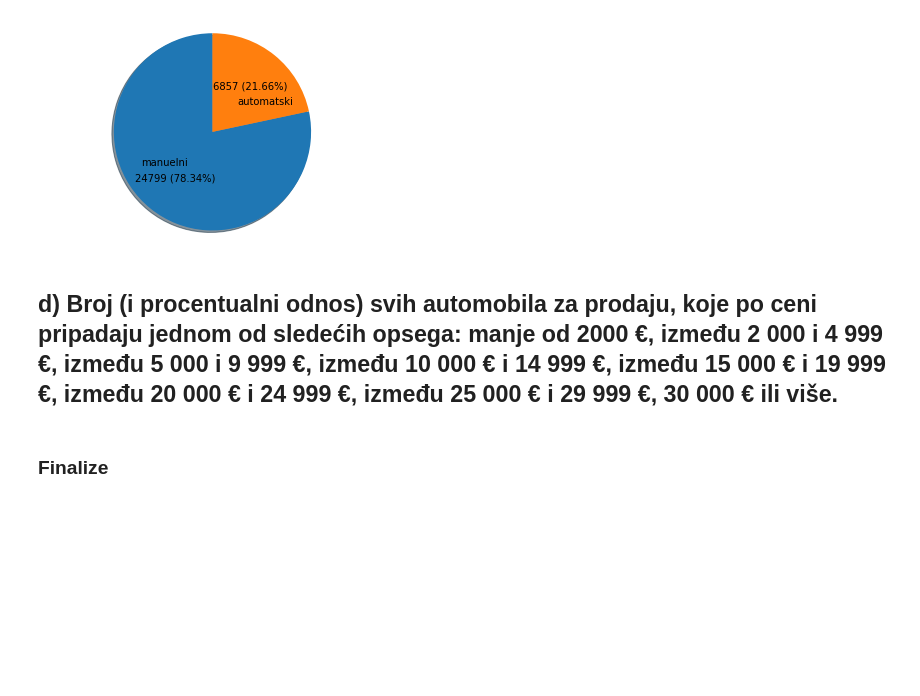
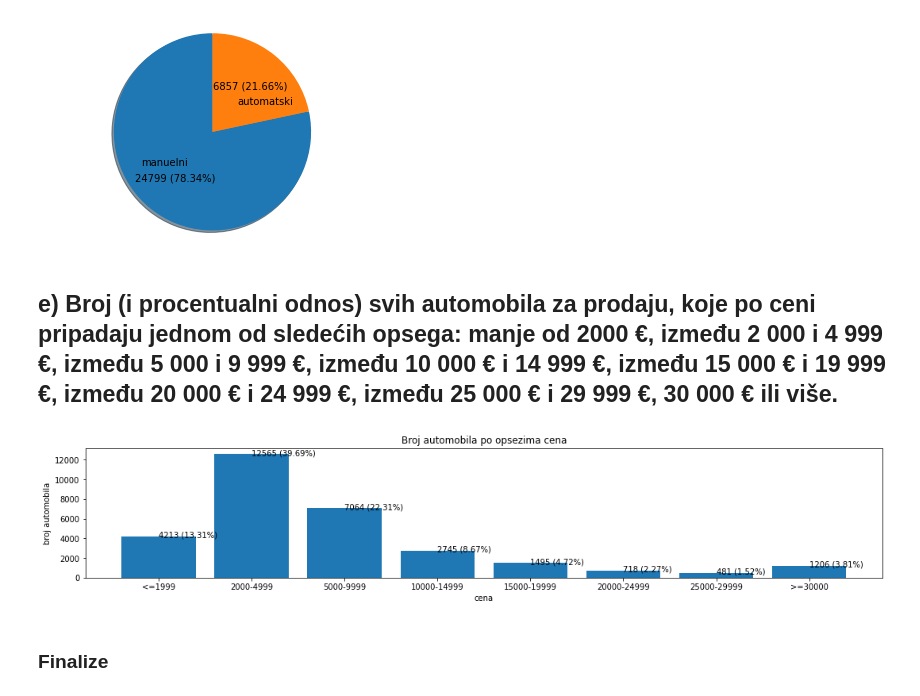
Before and after one commit to fishsalad183/ETF-PSZ, a Jupyter notebook: zadatak3_vizuelizacija podataka.ipynb, the cells around one changed output. Saved outputs shown, nothing was run; the diff lists cells and outputs as text; code cells hidden in the pictures; blank space fills up the shorter version.

```diff
--- a/zadatak3_vizuelizacija podataka.ipynb
+++ b/zadatak3_vizuelizacija podataka.ipynb
@@ -74,7 +74,21 @@ plt.show()
 # %% [output]
 [figure]
 # %% [markdown]
-## d) Broj (i procentualni odnos) svih automobila za prodaju, koje po ceni pripadaju jednom od sledećih opsega: manje od 2000 €, između 2 000 i 4 999 €, između 5 000 i 9 999 €, između 10 000 € i 14 999 €, između 15 000 € i 19 999 €, između 20 000 € i 24 999 €, između 25 000 € i 29 999 €, 30 000 € ili više.
+## e) Broj (i procentualni odnos) svih automobila za prodaju, koje po ceni pripadaju jednom od sledećih opsega: manje od 2000 €, između 2 000 i 4 999 €, između 5 000 i 9 999 €, između 10 000 € i 14 999 €, između 15 000 € i 19 999 €, između 20 000 € i 24 999 €, između 25 000 € i 29 999 €, 30 000 € ili više.
+# %%
+fig, ax = plt.subplots()
+opseg_cena, vozila_counts = zip(*[(elem['opseg_cena'], elem['cnt']) for elem in db.opsezi_cena()])
+vozila_count_total = db.vozila_count()
+ax.bar(opseg_cena, vozila_counts)
+ax.set_title("Broj automobila po opsezima cena")
+ax.set_xlabel("cena")
+ax.set_ylabel("broj automobila")
+
+fig.set_size_inches(18, 3)
+for opseg_cena, cnt in zip(opseg_cena, vozila_counts):
+    ax.annotate("{} ({:.2%})".format(cnt, cnt / vozila_count_total), xy=(opseg_cena, cnt - 100))
+# %% [output]
+[figure, added]
 # %% [markdown]
 ### Finalize
 # %%
```
Also changed, not shown: parts of 1 cell of this notebook, 2 other files.
